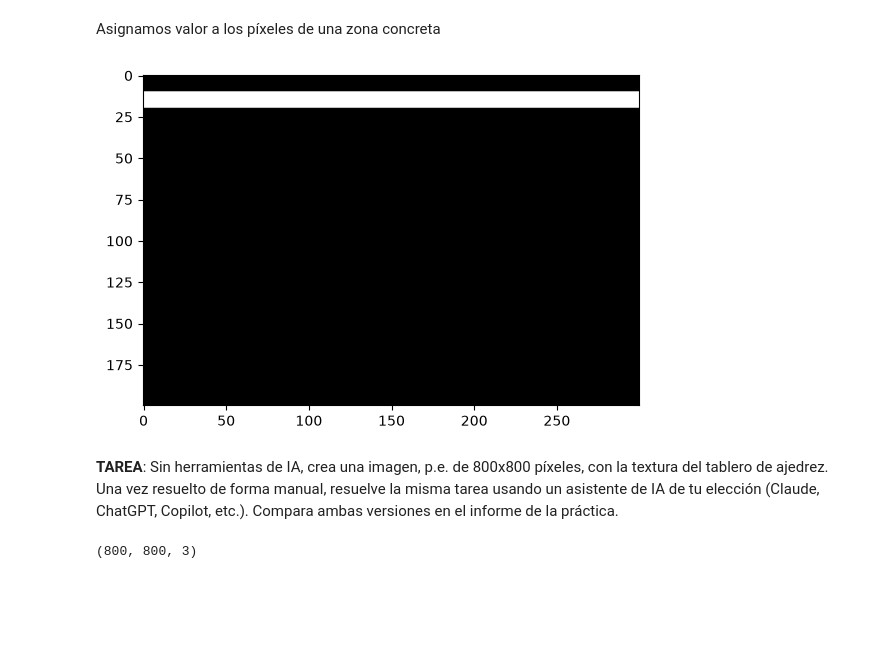
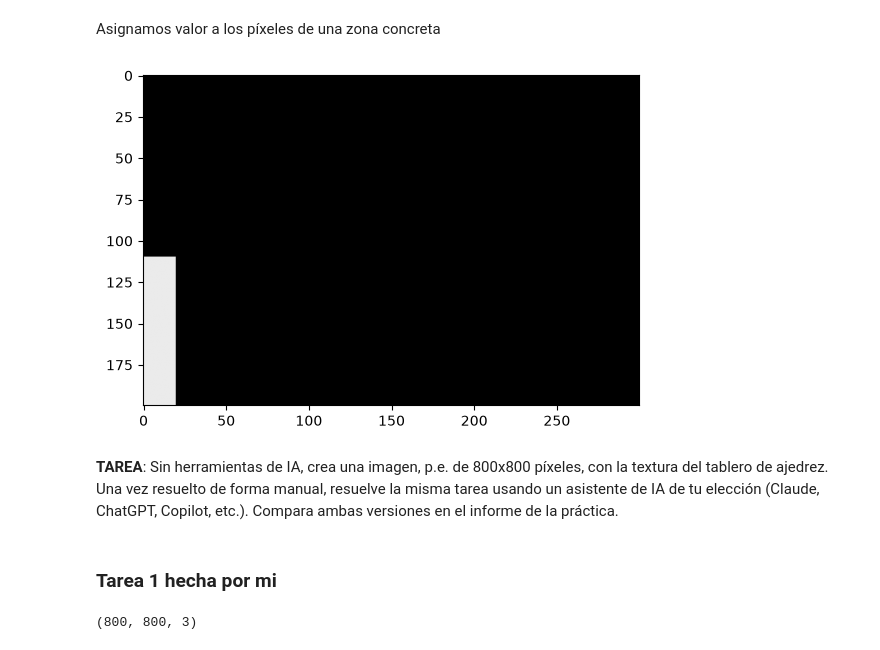
Before and after one commit to YoelRuso/VC_P1, a Jupyter notebook: VC_P1.ipynb, the cells around one changed output. Cells and saved outputs as stored; diff of their text form; code cells hidden in the pictures; blank space fills up the shorter version.

```diff
--- a/VC_P1.ipynb
+++ b/VC_P1.ipynb
@@ -61,23 +62,25 @@ Asignamos valor a los píxeles de una zona concreta
 # %%
 gris_img = np.zeros((alto,ancho,1), dtype = np.uint8)
 #Modifica un par de zonas rectangulares de la imagen
-gris_img[10:20,0:ancho,0] = 128 #tercer índice especifica un canal (0-2)
-#gris_img[110:220,0:20,0] = 28 #
+#gris_img[10:20,0:ancho,0] = 128 #tercer índice especifica un canal (0-2)
+gris_img[110:220,0:20,0] = 235 #
 #gris_img[50:70,40:60] = 255 #realmente no es necesario especificar el plano con un único plano
 
 #matplotlib aplica normalización entre lso valores máximo y mínimo de la imagen
 #gris_img[:,:,:] = 255 #se verá negra a menos que se especifiquen vmin y vmax
 
 #Muestra la imagen con matplotlib
 #Al ser un plano, al visualizar, recordar especificar que el mapa de color usado es de grises
 plt.imshow(gris_img, cmap='gray') #Prueba sin especificar el mapa de color
-#plt.imshow(gris_img, cmap='gray',vmin=0, vmax=255) #evita el efecto de la normalización de matplotlib
+plt.imshow(gris_img, cmap='gray',vmin=0, vmax=255) #evita el efecto de la normalización de matplotlib
 plt.show()
 # %% [output]
-[figure, old version]
+[figure, new version]
 # %% [markdown]
 **TAREA**: Sin herramientas de IA, crea una imagen, p.e. de 800x800 píxeles, con la textura del tablero de ajedrez.
 Una vez resuelto de forma manual, resuelve la misma tarea usando un asistente de IA de tu elección (Claude, ChatGPT, Copilot, etc.). Compara ambas versiones en el informe de la práctica.
+# %% [markdown]
+### Tarea 1 hecha por mi
 # %%
 alto_ajedrez, ancho_ajedrez = 800, 800
 celda = 100
```
Also changed, not shown: parts of 11 cells of this notebook, 1 other file.
